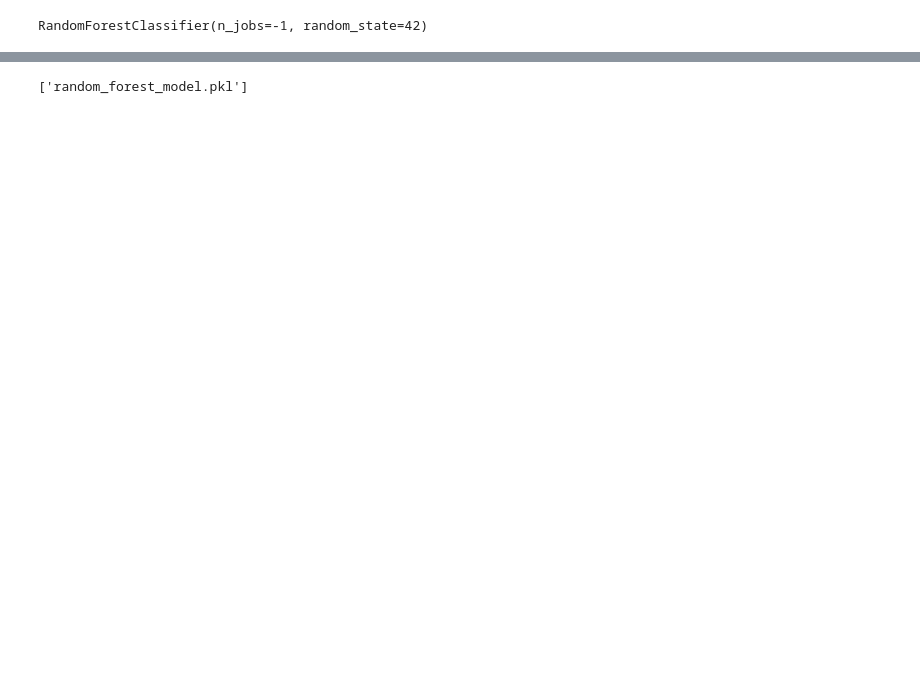
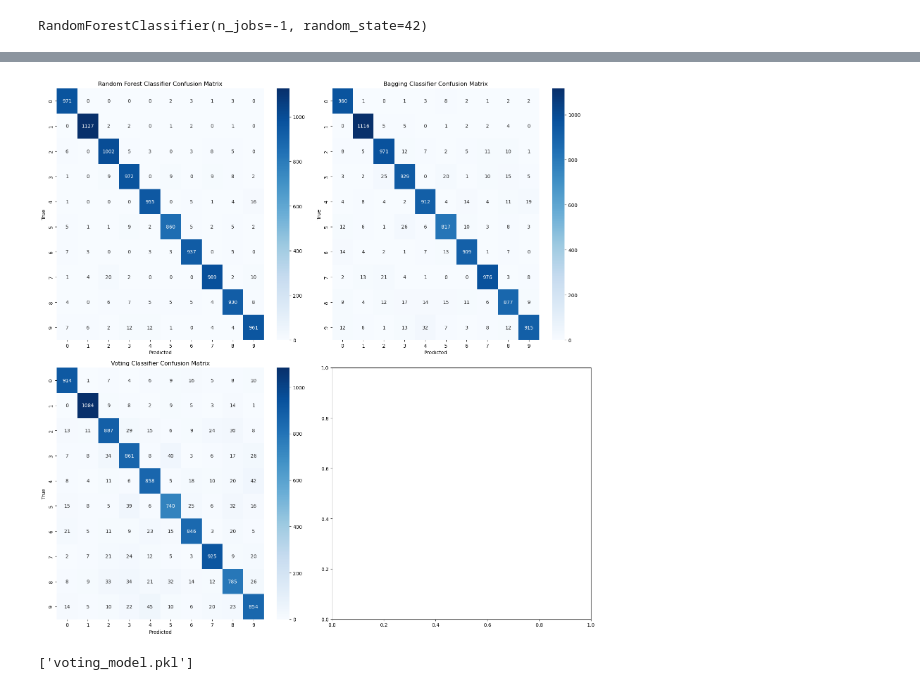
Before and after one commit to adars124/ML-practice, a Jupyter notebook: extras/HandwrittenDigitPrediction.ipynb, the cells around one changed output, grey strips where cells are left out. Saved outputs shown, nothing was run; the diff lists cells and outputs as text; code cells hidden in the pictures; blank space fills up the shorter version.

```diff
--- a/extras/HandwrittenDigitPrediction.ipynb
+++ b/extras/HandwrittenDigitPrediction.ipynb
@@ -89,0 +95,2 @@ array([[ 971,    0,    6,    1,    1,    5,    7,    1,    4,    7],
+# %%
+voting.fit(X_train_flat, y_train)
@@ -99,3 +156,19 @@ plt.show()
+# %%
+# Confusion matrices
+fig, axes = plt.subplots(2, 2, figsize=(16, 16))
+axes = axes.ravel()
+
+for i, (name, y_pred) in enumerate(results.items()):
+    cm = confusion_matrix(y_test, y_pred)
+    sns.heatmap(cm, annot=True, fmt='d', ax=axes[i], cmap='Blues')
+    axes[i].set_title(f'{name} Confusion Matrix')
+    axes[i].set_xlabel('Predicted')
+    axes[i].set_ylabel('True')
+
+plt.tight_layout()
+plt.show()
+# %% [output]
+[figure, added]
 # %%
 # Lets save the model locally
 import joblib
@@ -103,5 +176,7 @@ import numpy as np
 from PIL import Image, ImageOps
 # %%
 joblib.dump(rf, 'random_forest_model.pkl')
+joblib.dump(bagging, 'bagging_model.pkl')
+joblib.dump(voting, 'voting_model.pkl')
 # %% [output]
-['random_forest_model.pkl']
+['voting_model.pkl']
```
Also changed, not shown: parts of 26 cells of this notebook.
